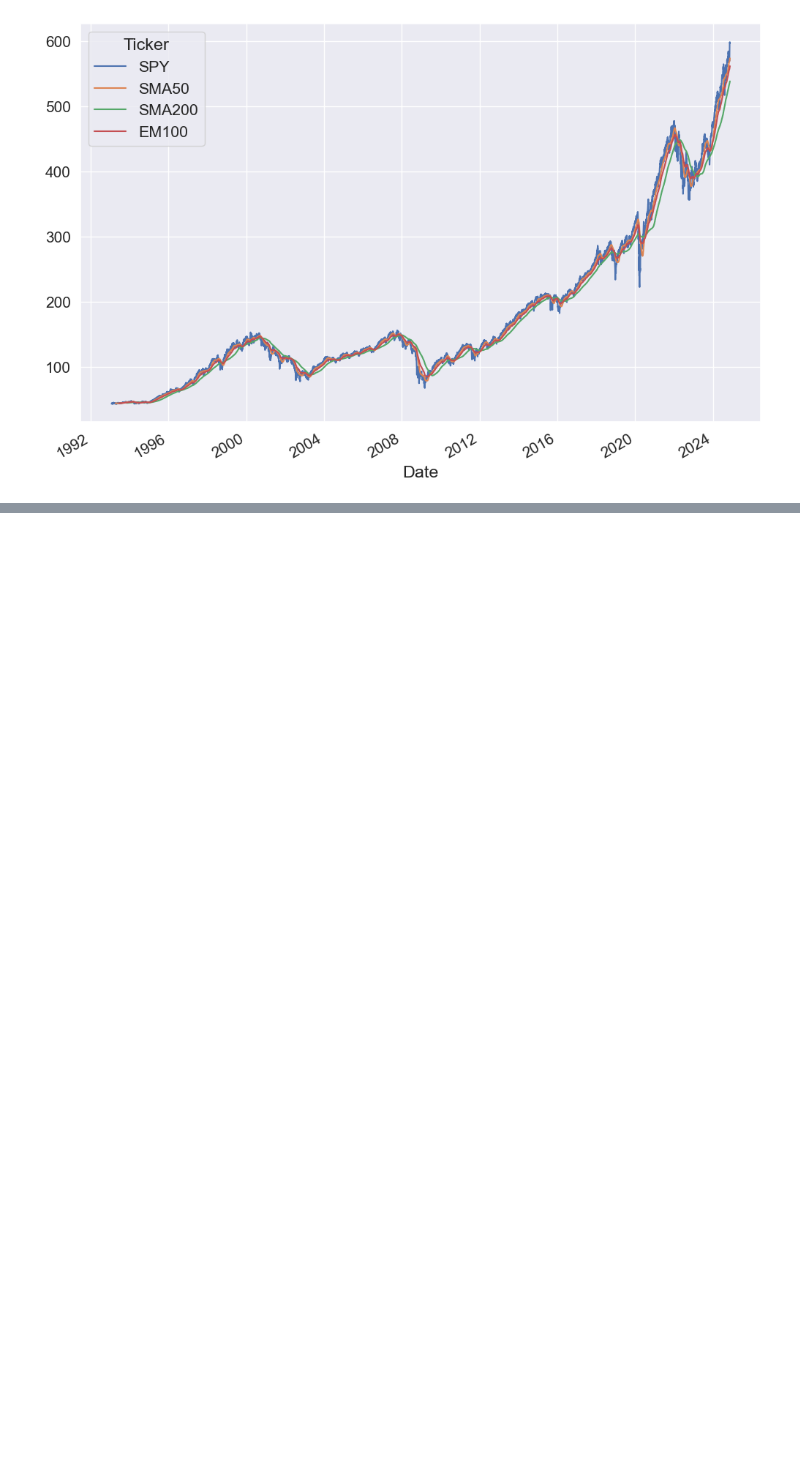
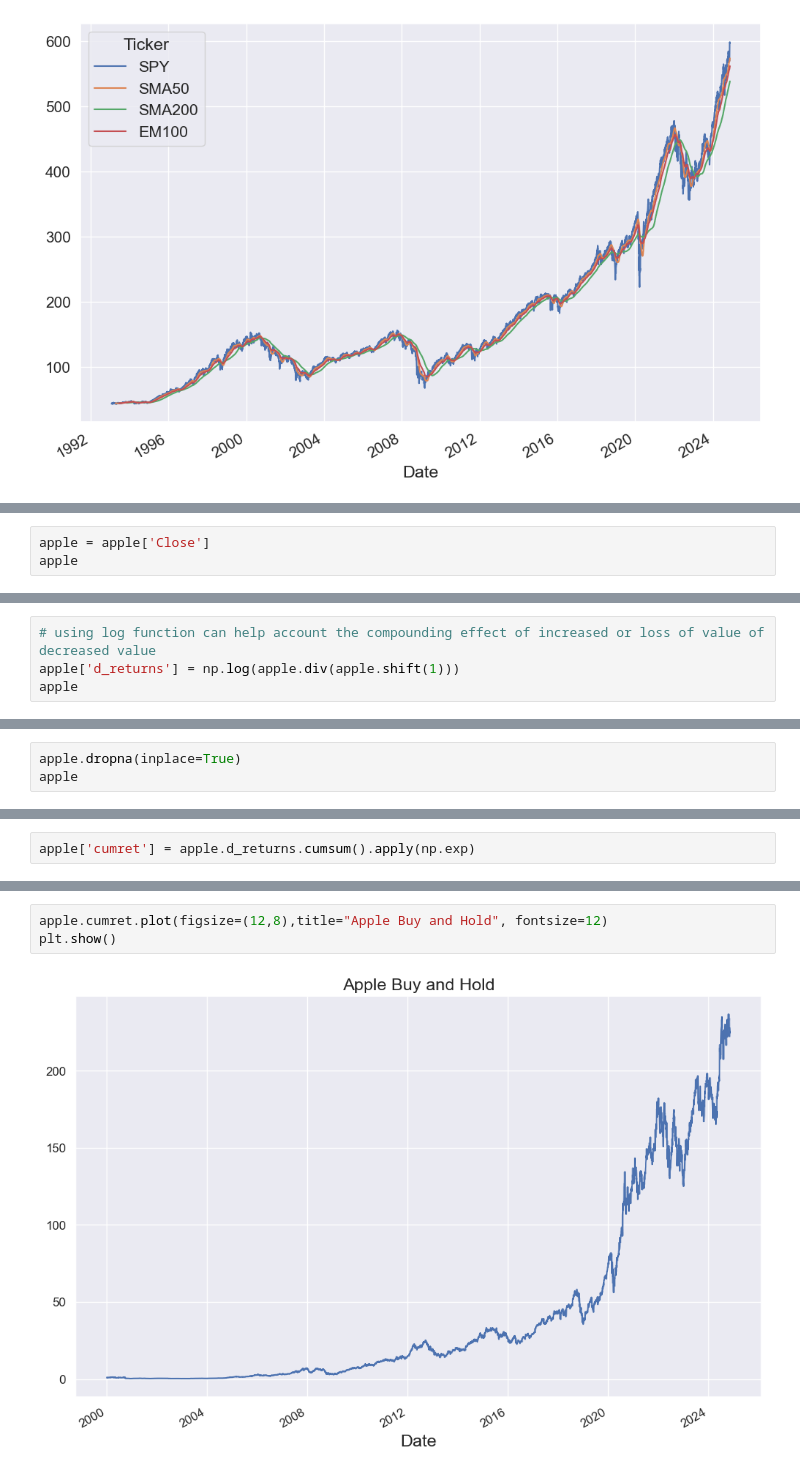
Before and after one commit to AL-DN/ALDN-Quant, a Jupyter notebook: TRALG_Notes.ipynb, the cells around one changed output, grey strips where cells are left out. Drawn from its saved outputs; the diff is of its cells as text; blank space fills up the shorter version.

```diff
--- a/TRALG_Notes.ipynb
+++ b/TRALG_Notes.ipynb
@@ -786,0 +984,3 @@ See the caveats in the documentation: https://pandas.pydata.org/pandas-docs/stab
+# %%
+apple = apple['Close']
+apple
@@ -786,0 +1002,4 @@ See the caveats in the documentation: https://pandas.pydata.org/pandas-docs/stab
+# %%
+# using log function can help account the compounding effect of increased or loss of value of decreased value
+apple['d_returns'] = np.log(apple.div(apple.shift(1)))
+apple
@@ -786,0 +1026,3 @@ See the caveats in the documentation: https://pandas.pydata.org/pandas-docs/stab
+# %%
+apple.dropna(inplace=True)
+apple
@@ -786,0 +1057,2 @@ See the caveats in the documentation: https://pandas.pydata.org/pandas-docs/stab
+# %%
+apple['cumret'] = apple.d_returns.cumsum().apply(np.exp)
@@ -786,0 +1082,5 @@ See the caveats in the documentation: https://pandas.pydata.org/pandas-docs/stab
+# %%
+apple.cumret.plot(figsize=(12,8),title="Apple Buy and Hold", fontsize=12)
+plt.show()
+# %% [output]
+[figure, added]
```
Also changed, not shown: parts of 44 cells of this notebook, 1 other file.
